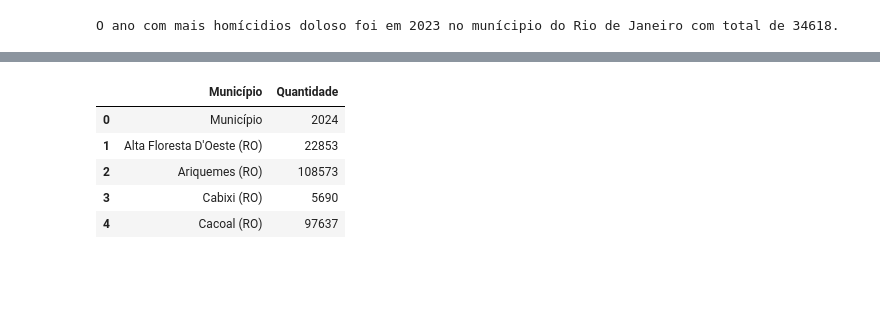
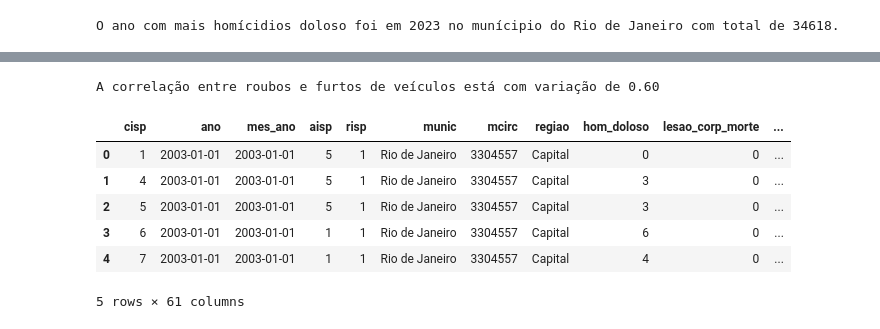
Before and after one commit to mt076/Projetos-, a Jupyter notebook: Projeto-Dash-PY-JS/Explo_Limp.ipynb, the cells around one changed output, grey strips where cells are left out. Saved outputs shown, nothing was run; the diff lists cells and outputs as text; code cells hidden in the pictures; blank space fills up the shorter version.

```diff
--- a/Projeto-Dash-PY-JS/Explo_Limp.ipynb
+++ b/Projeto-Dash-PY-JS/Explo_Limp.ipynb
@@ -103,4 +87,4 @@ baseDP['Todos_roubos'] = baseDP['Todos_roubos'].astype(int)
 # %%
 baseDP['ano'] = pd.to_datetime(baseDP['ano'], format='%Y')
 # %%
-baseDP = pd.to_datetime(baseDP['mes_ano']).dt.month
+'''baseDP = pd.to_datetime(baseDP['mes_ano']).dt.month'''
@@ -212,9 +232,18 @@ populacao_munic_IBGE.dropna(inplace=True)
+# %%
+'''Qual é a correlação entre roubo_veiculo e furto_veiculos?'''
+
+correlacao_roubo_furto_veiculos = baseDP['roubo_veiculo'].corr(baseDP['furto_veiculos'])
+
+print(f'A correlação entre roubos e furtos de veículos está com variação de {correlacao_roubo_furto_veiculos:.2f}')
+# %% [output]
+A correlação entre roubos e furtos de veículos está com variação de 0.60
 # %%
-populacao_munic_IBGE.head()
+baseDP.head()
 # %% [output]
-|  | Município | Quantidade |
-| 0 | Município | 2024 |
-| 1 | Alta Floresta D'Oeste (RO) | 22853 |
-| 2 | Ariquemes (RO) | 108573 |
-| 3 | Cabixi (RO) | 5690 |
-| 4 | Cacoal (RO) | 97637 |
+|  | cisp | ano | mes_ano | aisp | risp | munic | mcirc | regiao | hom_doloso | lesao_corp_morte | ... |
+| 0 | 1 | 2003-01-01 | 2003-01-01 | 5 | 1 | Rio de Janeiro | 3304557 | Capital | 0 | 0 | ... |
+| 1 | 4 | 2003-01-01 | 2003-01-01 | 5 | 1 | Rio de Janeiro | 3304557 | Capital | 3 | 0 | ... |
+| 2 | 5 | 2003-01-01 | 2003-01-01 | 5 | 1 | Rio de Janeiro | 3304557 | Capital | 3 | 0 | ... |
+| 3 | 6 | 2003-01-01 | 2003-01-01 | 1 | 1 | Rio de Janeiro | 3304557 | Capital | 6 | 0 | ... |
+| 4 | 7 | 2003-01-01 | 2003-01-01 | 1 | 1 | Rio de Janeiro | 3304557 | Capital | 4 | 0 | ... |
+5 rows × 61 columns
```
Also changed, not shown: parts of 38 cells of this notebook, 4 other files.
